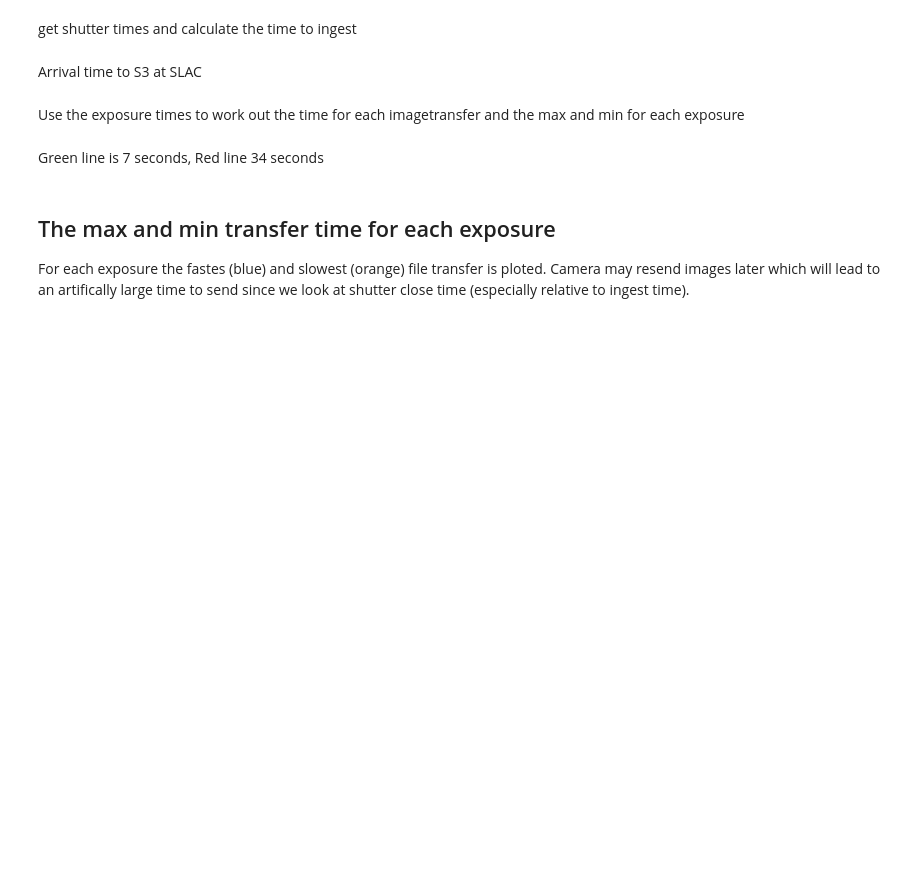
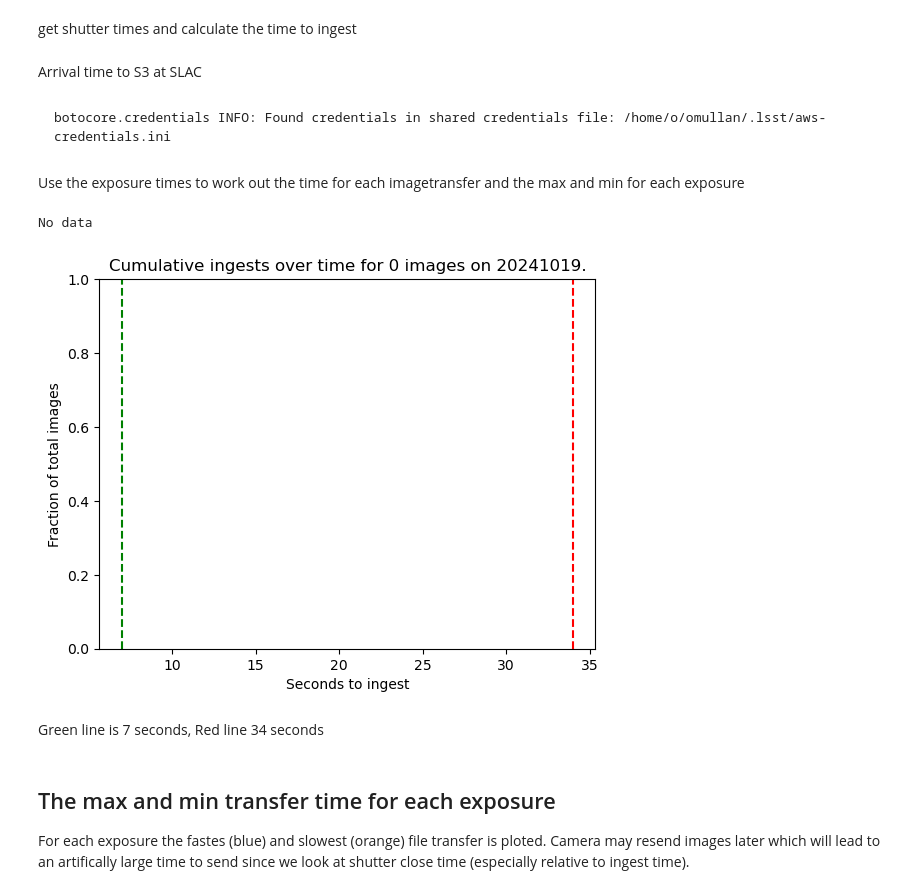
Before and after one commit to lsst-dm/image-transfers-info, a Jupyter notebook: ImageLatency-Summit-USDF.ipynb, the cells around one changed output. Saved outputs shown, nothing was run; the diff lists cells and outputs as text; code cells hidden in the pictures; blank space fills up the shorter version.

```diff
--- a/ImageLatency-Summit-USDF.ipynb
+++ b/ImageLatency-Summit-USDF.ipynb
@@ -2,7 +2,7 @@
 # Latency of image arrival at USDF after shutter close on LSSTCam
 # %%
 # This cell is only for setting parameter defaults
-day = "20241015"
+day = "20241019"
 # %%
 from lsst.daf.butler import Butler
 from lsst.daf.butler.registry import Registry
@@ -64,9 +68,6 @@ if len(ingest_times) > 0:
 # %% [markdown]
 Arrival time to S3 at SLAC
 # %%
-import boto3.session
-from datetime import datetime
-
 client = boto3.session.Session(profile_name=boto_profile).client("s3", endpoint_url=endpoint_url)
 
 def get_s3_time(count, ingestt):
@@ -90,11 +91,15 @@ def get_s3_time(count, ingestt):
         print(f"ingest time : {ingest_times[count]}, {r['raw.ingest_date']}.  deltai:{deltai}")
 
     return s3arrt
+# %% [output]
+botocore.credentials INFO: Found credentials in shared credentials file: /home/o/omullan/.lsst/aws-credentials.ini
 # %% [markdown]
 Use the exposure times to work out the time for each imagetransfer  and the max and min for each exposure
 # %%
 #cumulative ingest times for Zjelko
 tot = len(seconds)
+
+sord=[]
 if  tot > 0:
     sord = np.sort(seconds)
     rank = np.arange(0, tot, 1)
@@ -141,6 +146,8 @@ if (len(seconds) > 0):
     print (f"Time between shutter close and ingest median:{np.median(seconds)}, mean:{np.mean(seconds)}, std:{np.std(seconds)}, var:{np.var(seconds)}")
 else:
     print("No data")
+# %% [output]
+No data
 # %%
 #cumulative transfertimes
 
@@ -152,19 +159,20 @@ if  tot > 0:
     rank = np.arange(0, tot, 1)
     s3cumulative = (rank / tot)  # per image
 # %%
-
-
-plt.scatter(sord, cumulative, marker="*", s=0.5)
+if len(sord) > 0:
+    plt.scatter(sord, cumulative, marker="*", s=0.5)
 
 plt.xlabel(f"Seconds to ingest")
 plt.ylabel("Fraction of total images")
 
 plt.title(f"Cumulative ingests over time for {len(sord)} images on {day}.")
 plt.axvline(x = 7, color = 'g', linestyle = '--', ymin=0, ymax=1)
 plt.axvline(x = 34, color = 'r', linestyle = '--', ymin=0, ymax=1)
 
 
 plt.show()
+# %% [output]
+[figure, added]
 # %%
 plt.hist(seconds,bins='auto')
 plt.yscale('log')
```
Also changed, not shown: parts of 4 cells of this notebook.
